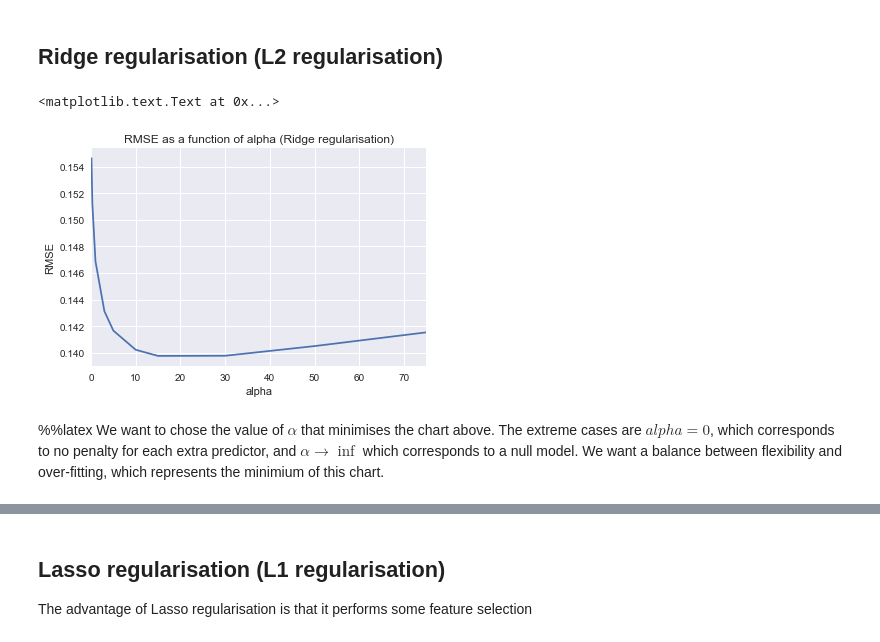
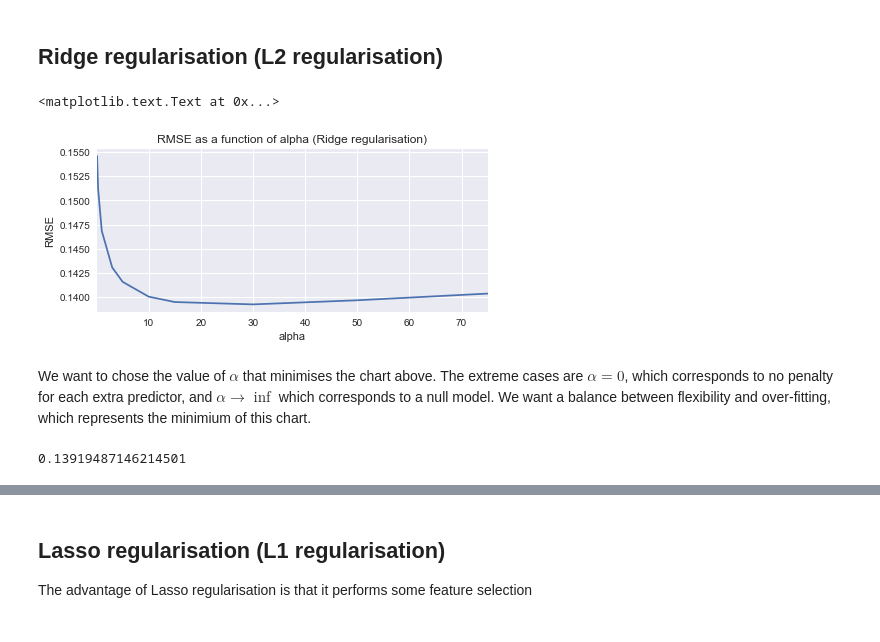
Before and after one commit to christopherhadley/kaggle-housing, a Jupyter notebook: kaggle-housing.ipynb, the cells around one changed output, grey strips where cells are left out. Cells and saved outputs as stored; diff of their text form; code cells hidden in the pictures.

```diff
--- a/kaggle-housing.ipynb
+++ b/kaggle-housing.ipynb
@@ -144,6 +144,11 @@ SalePrice <class 'numpy.int64'>
 # %%
 # By pasting the above list into a spreadsheet and cross checking with the data dictionary, we can
 # see which category each field should be
+
+# statsmodel requires all fieldsnames to begin with letters, so let's sort this out now.
+train = train.rename(columns = {'1stFlrSF': 'FirstFlrSF','2ndFlrSF': 'SecondFlrSF','3SsnPorch': 'ThreeSsnPorch'})
+test = test.rename(columns = {'1stFlrSF': 'FirstFlrSF','2ndFlrSF': 'SecondFlrSF','3SsnPorch': 'ThreeSsnPorch'})
+data_full = pd.concat([train, test], keys = ['train', 'test'])
 
 # Makes lists of each type
 categories = ['MSSubClass', 'MSZoning', 'Street', 'Alley', 'LotShape', 'LandContour', 'Utilities', 'LotConfig',
@@ -154,8 +159,8 @@ categories = ['MSSubClass', 'MSZoning', 'Street', 'Alley', 'LotShape', 'LandCont
               'GarageFinish', 'GarageCars', 'PoolQC', 'Fence', 'MiscFeature', 'MoSold', 'YrSold', 'SaleType',
               'SaleCondition']
 floats = ['LotFrontage', 'LotArea', 'MasVnrArea', 'BsmtFinSF1', 'BsmtFinSF2', 'BsmtUnfSF', 'TotalBsmtSF',
-          '1stFlrSF', '2ndFlrSF', 'LowQualFinSF', 'GrLivArea', 'GarageArea', 'WoodDeckSF', 'OpenPorchSF',
-          'EnclosedPorch', '3SsnPorch', 'ScreenPorch', 'PoolArea', 'MiscVal']
+          'FirstFlrSF', 'SecondFlrSF', 'LowQualFinSF', 'GrLivArea', 'GarageArea', 'WoodDeckSF', 'OpenPorchSF',
+          'EnclosedPorch', 'ThreeSsnPorch', 'ScreenPorch', 'PoolArea', 'MiscVal']
 
 ints = ['OverallQual', 'OverallCond', 'BsmtFullBath', 'BsmtHalfBath', 'FullBath',
          'BedroomAbvGr', 'KitchenAbvGr', 'TotRmsAbvGrd', 'Fireplaces']
@@ -230,8 +235,9 @@ data_full = pd.concat([train, test], keys = ['train', 'test'])
 # %% [markdown]
 ## Standardising numeric features
 # %%
-# # Standardise numeric features (normalise)
-# numeric_features = data_full.loc[:,floats]
-# numeric_features_standardized = (numeric_features - numeric_features.mean())/numeric_features.std()
-# ax = sns.pairplot(numeric_features_standardized)
+# Standardise numeric features (normalise)
+numeric_features = data_full.loc[:,floats]
+numeric_features_st = (numeric_features - numeric_features.mean())/numeric_features.std()
+# %%
+data_full.loc[:,floats] = numeric_features_st
 # %%
@@ -305,7 +383,7 @@ Several predictors seem to be correlated, but the maximum correlation appears to
 features = data_full.drop('SalePrice', axis = 1)
 
 # Create dummy variables - for each categorical data, make several booleans
-data_full = pd.get_dummies(data_full)
+features = pd.get_dummies(features)
 
 #creating matrices for sklearn:
 X_train = features[:train.shape[0]]
@@ -337,12 +428,12 @@ cv_ridge = [rmse_cv(Ridge(alpha = alpha)).mean() for alpha in alphas]
 cv_ridge = pd.Series(cv_ridge, index = alphas)
 # %%
 # Let's plot this
+matplotlib.rcParams['figure.figsize'] = (7,3)
 cv_ridge.plot(title = 'RMSE as a function of alpha (Ridge regularisation)')
 plt.xlabel('alpha')
 plt.ylabel('RMSE')
 # %% [output]
 <matplotlib.text.Text at 0x...>
-[figure, old version]
+[figure, new version]
 # %% [markdown]
-%%latex
-We want to chose the value of $\alpha$ that minimises the chart above. The extreme cases are $alpha = 0$, which corresponds to no penalty for each extra predictor, and $\alpha\to\inf$ which corresponds to a null model.  We want a balance between flexibility and over-fitting, which represents the minimium of this chart.
+We want to chose the value of $\alpha$ that minimises the chart above. The extreme cases are $\alpha = 0$, which corresponds to no penalty for each extra predictor, and $\alpha\to\inf$ which corresponds to a null model.  We want a balance between flexibility and over-fitting, which represents the minimium of this chart.
@@ -351,4 +440,6 @@ We want to chose the value of $\alpha$ that minimises the chart above. The extre
 # %%
 cv_ridge.min()
+# %% [output]
+0.13919487146214501
 # %%
 #let's look at the residuals as well:
```
Also changed, not shown: parts of 26 cells of this notebook.
